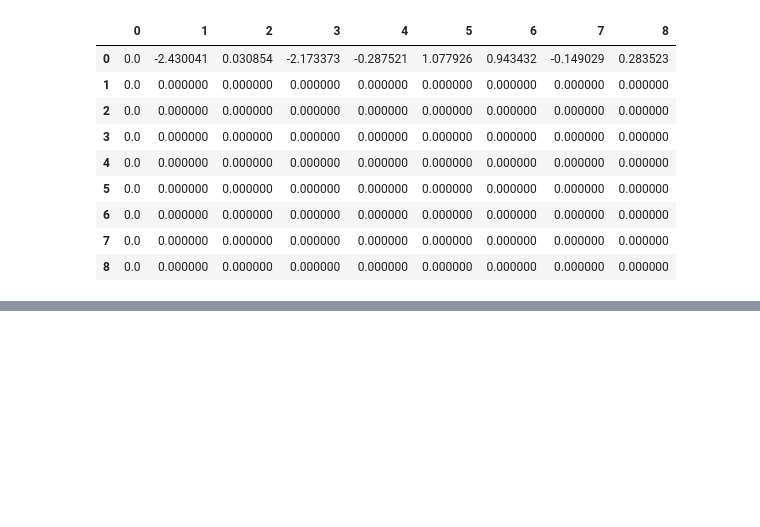
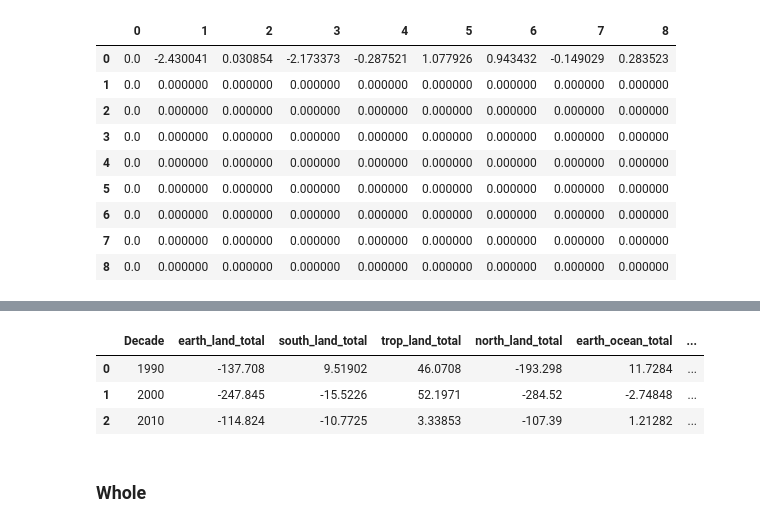
Before and after one commit to rursino/carbon-cycle-feedbacks, a Jupyter notebook: Peylin_flux/Notebooks/Intro.ipynb, the cells around one changed output, grey strips where cells are left out. Cells and saved outputs as stored; diff of their text form; code cells hidden in the pictures; blank space fills up the shorter version.

```diff
--- a/Peylin_flux/Notebooks/Intro.ipynb
+++ b/Peylin_flux/Notebooks/Intro.ipynb
@@ -493,0 +598,5 @@ ea.single_time(10,write_output=True)
+# %%
+index = []
+for (i,time) in enumerate(Rayner_df['time']):
+    if time.year in range(1990, 2000):
+        index.append(i)
@@ -493,0 +615,32 @@ ea.single_time(10,write_output=True)
+# %%
+min_decade = int(Rayner_df.time[0].year/10)*10
+max_decade = int(Rayner_df.time[Rayner_df.time.size-1].year/10)*10
+
+Rayner_decade = pd.DataFrame(columns=
+                                ['Decade',
+                                 'earth_land_total',
+                                 'south_land_total',
+                                 'trop_land_total',
+                                 'north_land_total',
+                                 'earth_ocean_total',
+                                 'south_ocean_total',
+                                 'trop_ocean_total',
+                                 'north_ocean_total']
+                               )
+
+for (j,decade) in enumerate(range(min_decade, max_decade+10,10)):
+    index = []
+    for (i,time) in enumerate(Rayner_df['time']):
+        if time.year in range(decade, decade+10):
+            index.append(i)
+    Rayner_decade.loc[j,:] = Rayner_df.iloc[index,1:].sum()
+
+Rayner_decade['Decade'] = range(min_decade, max_decade+10,10)
+Rayner_decade
+# %% [output]
+|  | Decade | earth_land_total | south_land_total | trop_land_total | north_land_total | earth_ocean_total | ... |
+| 0 | 1990 | -137.708 | 9.51902 | 46.0708 | -193.298 | 11.7284 | ... |
+| 1 | 2000 | -247.845 | -15.5226 | 52.1971 | -284.52 | -2.74848 | ... |
+| 2 | 2010 | -114.824 | -10.7725 | 3.33853 | -107.39 | 1.21282 | ... |
+# %% [markdown]
+### Whole
```
Also changed, not shown: parts of 20 cells of this notebook, 2 other files.
